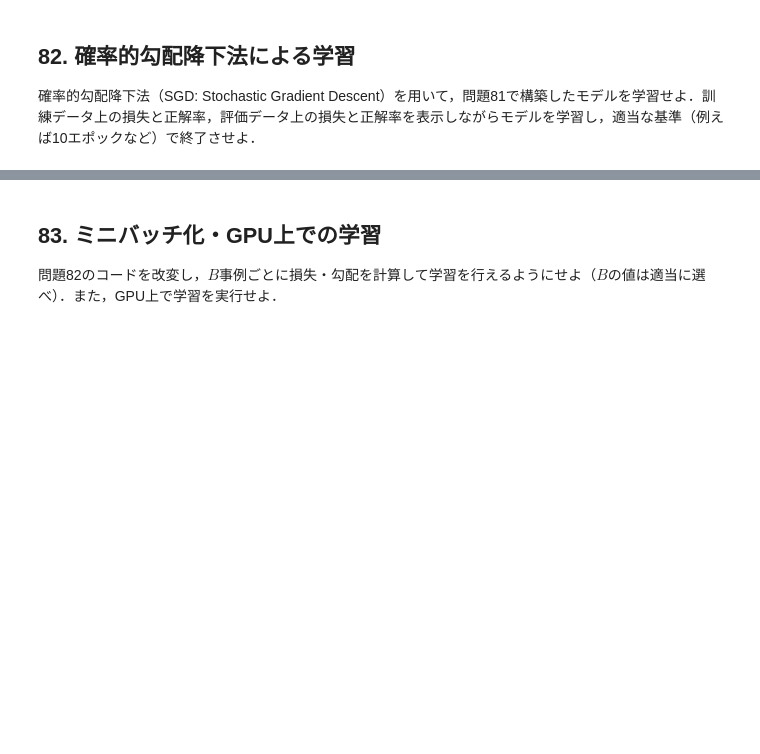
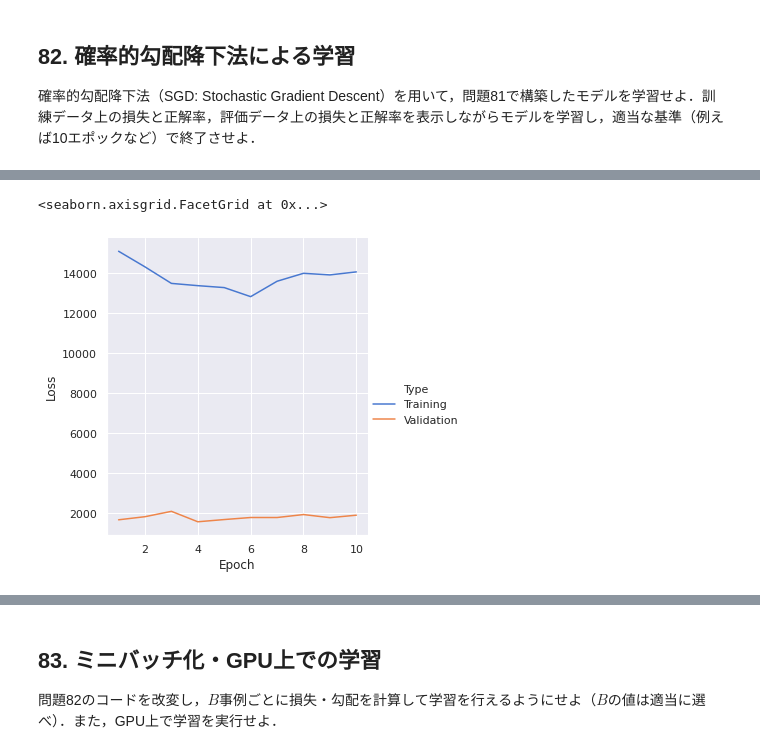
Before and after one commit to infhyroyage/PracticeNLP100Knocks2020, a Jupyter notebook: Chapter09.ipynb, the cells around one changed output, grey strips where cells are left out. Cells and saved outputs as stored; diff of their text form; code cells hidden in the pictures; blank space fills up the shorter version.

```diff
--- a/Chapter09.ipynb
+++ b/Chapter09.ipynb
@@ -157,0 +170,10 @@ tensor([[0.3424, 0.1506, 0.1385, 0.3685]], grad_fn=<ExpBackward>)
+# %%
+sns.set(style="darkgrid", context="notebook", palette="muted")
+# %%
+loader_train = torch.utils.data.DataLoader(dataset_train,
+                                           batch_size=1,
+                                           shuffle=True)
+loader_valid = torch.utils.data.DataLoader(dataset_valid,
+                                           batch_size=1,
+                                           shuffle=True)
+network, epoch, lr = Network81(), 10, 0.05
@@ -157,0 +244,9 @@ tensor([[0.3424, 0.1506, 0.1385, 0.3685]], grad_fn=<ExpBackward>)
+# %%
+sns.relplot(x="Epoch",
+            y="Loss",
+            hue="Type",
+            kind="line",
+            data=pd.DataFrame(result))
+# %% [output]
+<seaborn.axisgrid.FacetGrid at 0x...>
+[figure, added]
```
Also changed, not shown: parts of 7 cells of this notebook.
